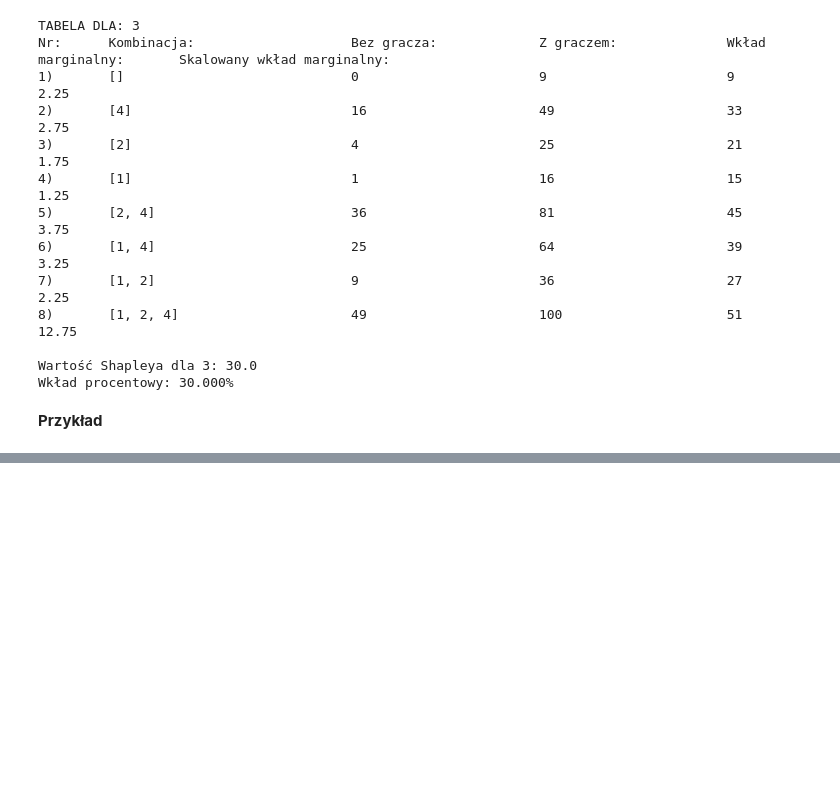
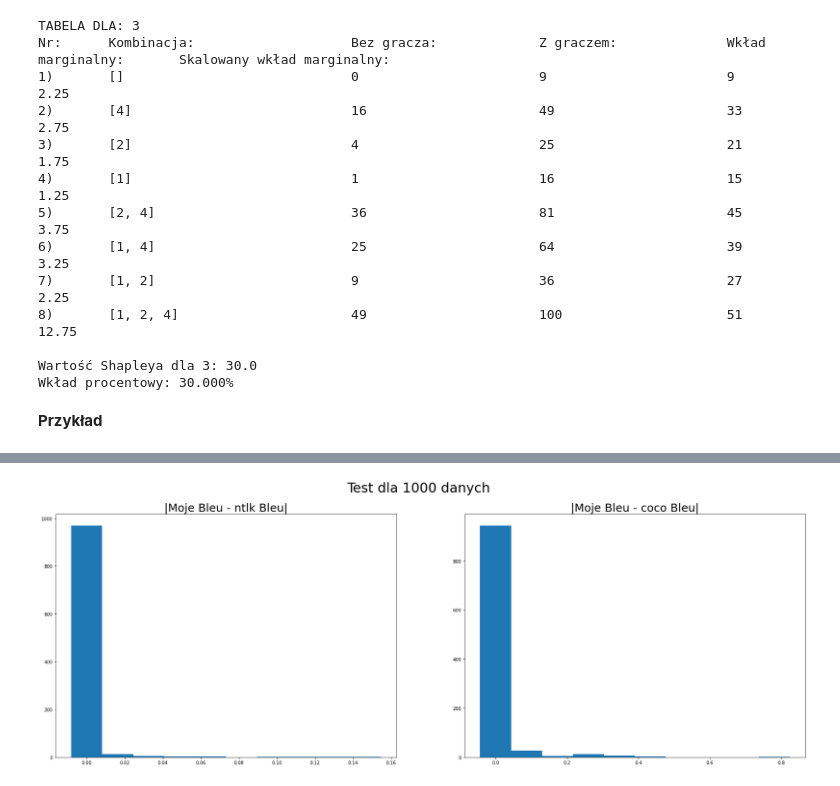
Before and after one commit to DanielSlusarczyk/NLP-Metrics, a Jupyter notebook: Projekt.ipynb, the cells around one changed output, grey strips where cells are left out. Cells and saved outputs as stored; diff of their text form; code cells hidden in the pictures; blank space fills up the shorter version.

```diff
--- a/Projekt.ipynb
+++ b/Projekt.ipynb
@@ -800,0 +777,6 @@ Powyżyszy wykres pozwala na analizę jednego konkretnego wina. Wykres prezentuj
+# %%
+from funkcje.Test import *
+evals = cocoEval.evalImgs
+test(coco, cocoRes, evals, [0.25, 0.25, 0.25, 0.25])
+# %% [output]
+[figure, added]
```
Also changed, not shown: parts of 28 cells of this notebook, 5 other files.
